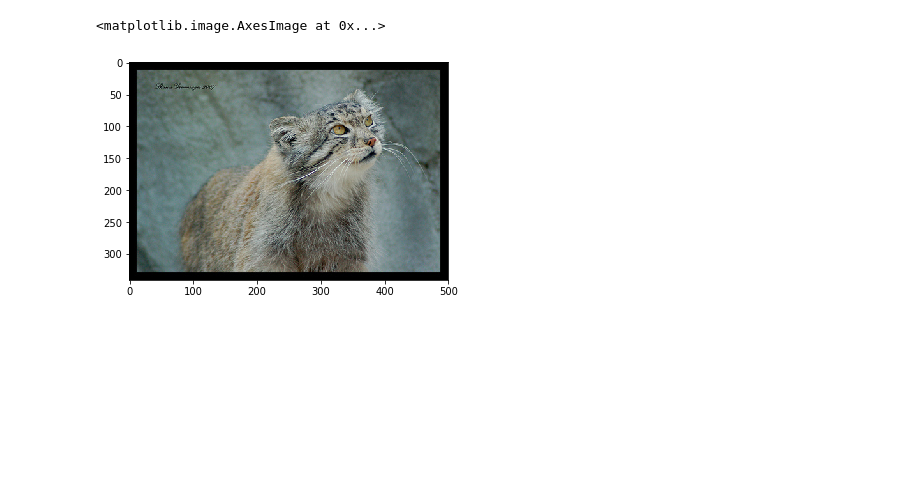
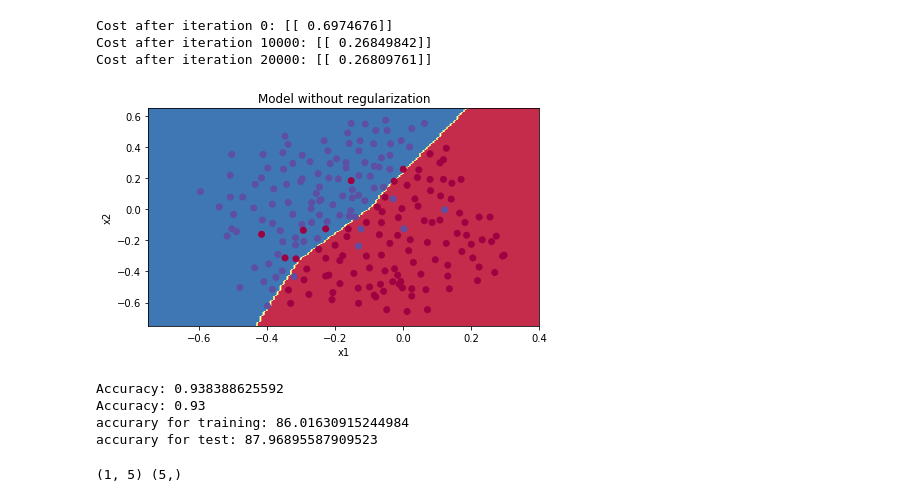
Before and after one commit to abarelk/Darjeeling, a Jupyter notebook: nn_model.ipynb, the cells around one changed output. Saved outputs shown, nothing was run; the diff lists cells and outputs as text; code cells hidden in the pictures; blank space fills up the shorter version.

```diff
--- a/nn_model.ipynb
+++ b/nn_model.ipynb
@@ -230,12 +256,58 @@ print("Files: {}, image: {}".format(files.shape, image_X.shape))
-# %%
-import matplotlib.pyplot as plt
-import numpy as np
-
-%matplotlib inline
-x, img = load_image("2074431221_e062a9a16d.jpg", 300, 300)
-#save_file("http://static.flickr.com/2221/2074431221_e062a9a16d.jpg")
-
-plt.imshow(img)
-# %% [output]
-<matplotlib.image.AxesImage at 0x...>
-[figure, removed]
+# %%
+from reg_utils import load_2D_dataset, plot_decision_boundary
+import matplotlib.pyplot as plt
+import scipy.io
+
+%matplotlib inline
+plt.rcParams['figure.figsize'] = (7.0, 4.0) # set default size of plots
+plt.rcParams['image.interpolation'] = 'nearest'
+plt.rcParams['image.cmap'] = 'gray'
+
+def predict_dec(parameters, X):
+    """
+    Used for plotting decision boundary.
+
+    Arguments:
+    parameters -- python dictionary containing your parameters
+    X -- input data of size (m, K)
+
+    Returns
+    predictions -- vector of predictions of our model (red: 0 / blue: 1)
+    """
+
+    # Predict using forward propagation and a classification threshold of 0.5
+    a3, cache = linear_forward_propagation(parameters, X, relu)
+    predictions = (a3>0.5)
+    return predictions
+
+
+np.random.seed(3)
+train_X, train_Y, test_X, test_Y = load_2D_dataset()
+layer_dims = [train_X.shape[0],  20, 3, 1]
+
+parameters, cost = nn_model(train_X, train_Y, layer_dims, lambd=0.7, learning_rate=0.3, loop=30000, print_th_iter=10000)
+
+plt.title("Model without regularization")
+axes = plt.gca()
+axes.set_xlim([-0.75,0.40])
+axes.set_ylim([-0.75,0.65])
+plot_decision_boundary(lambda x: predict_dec(parameters, x.T), train_X, train_Y)
+
+predict(train_X, train_Y, parameters, relu)
+predict(test_X, test_Y, parameters, relu)
+print("accurary for training: {}".format(accuracy(parameters, train_X, train_Y)))
+print("accurary for test: {}".format(accuracy(parameters, test_X, test_Y)))
+# %% [output]
+Cost after iteration 0: [[ 0.6974676]]
+Cost after iteration 10000: [[ 0.26849842]]
+Cost after iteration 20000: [[ 0.26809761]]
+[figure, added]
+Accuracy: 0.938388625592
+Accuracy: 0.93
+accurary for training: 86.01630915244984
+accurary for test: 87.96895587909523
+# %%
+a = np.random.randn(1, 5)
+print (a.shape, a[0, :].shape)
+# %% [output]
+(1, 5) (5,)
```
Also changed, not shown: parts of 5 cells of this notebook, 4 other files.
